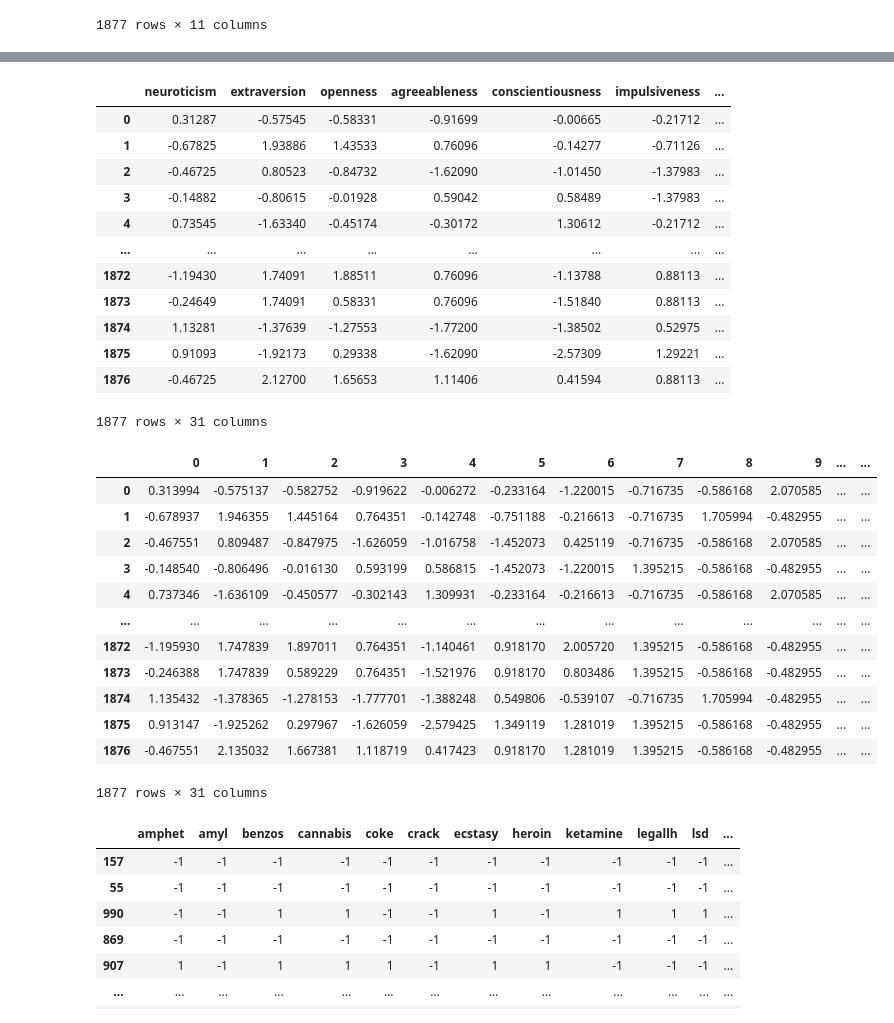
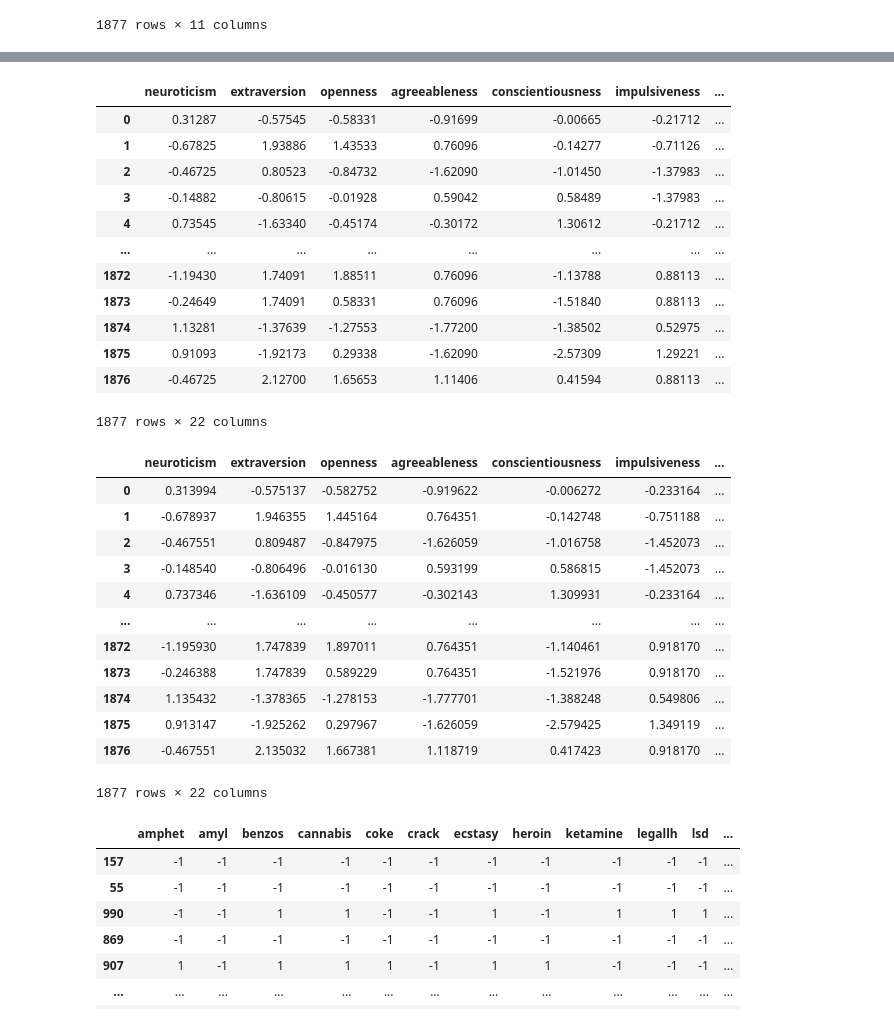
Before and after one commit to BPMazino/drug-consumption-prediction, a Jupyter notebook: model_all.ipynb, the cells around one changed output, grey strips where cells are left out. Saved outputs shown, nothing was run; the diff lists cells and outputs as text; code cells hidden in the pictures.

```diff
--- a/model_all.ipynb
+++ b/model_all.ipynb
@@ -182,3 +182,13 @@ df_features
 | 1875 | 18-24 | female | left college without degree | USA | 0.91093 | -1.92173 | 0.29338 | -1.62090 | ... |
 | 1876 | 18-24 | male | left college without degree | Republic of Ireland | -0.46725 | 2.12700 | 1.65653 | 1.11406 | ... |
 1877 rows × 11 columns
+# %%
+# merge Other with Canada Australia and New Zealand, and Republic of Ireland
+df_features["country"] = df_features["country"].replace(["Other", "Canada", "Australia", "New Zealand", "Republic of Ireland"], "Other")
+print(df_features["country"].value_counts())
+
+df_features["education"] = df_features["education"].replace(["left school at 18", "left school at 16", "left school at 17", "left school before 16"], "left school before 18 (included)")
+print(df_features["education"].value_counts())
+
+df_features["age"] = df_features["age"].replace(["45-54", "55-64", "65+"], "45+")
+print(df_features["age"].value_counts())
@@ -204,30 +231,30 @@ df_features
 | 1874 | 1.13281 | -1.37639 | -1.27553 | -1.77200 | -1.38502 | 0.52975 | ... |
 | 1875 | 0.91093 | -1.92173 | 0.29338 | -1.62090 | -2.57309 | 1.29221 | ... |
 | 1876 | -0.46725 | 2.12700 | 1.65653 | 1.11406 | 0.41594 | 0.88113 | ... |
-1877 rows × 31 columns
+1877 rows × 22 columns
 # %%
 X = df_features
 y = df_drugs
 # %%
 features = X.columns
 standardScaler = StandardScaler()
 standardScaler.fit(X)
 X = standardScaler.transform(X)
-pd.DataFrame(X)
+pd.DataFrame(X, columns = features)
 # %% [output]
-|  | 0 | 1 | 2 | 3 | 4 | 5 | 6 | 7 | 8 | 9 | ... | ... |
-| 0 | 0.313994 | -0.575137 | -0.582752 | -0.919622 | -0.006272 | -0.233164 | -1.220015 | -0.716735 | -0.586168 | 2.070585 | ... | ... |
-| 1 | -0.678937 | 1.946355 | 1.445164 | 0.764351 | -0.142748 | -0.751188 | -0.216613 | -0.716735 | 1.705994 | -0.482955 | ... | ... |
-| 2 | -0.467551 | 0.809487 | -0.847975 | -1.626059 | -1.016758 | -1.452073 | 0.425119 | -0.716735 | -0.586168 | 2.070585 | ... | ... |
-| 3 | -0.148540 | -0.806496 | -0.016130 | 0.593199 | 0.586815 | -1.452073 | -1.220015 | 1.395215 | -0.586168 | -0.482955 | ... | ... |
-| 4 | 0.737346 | -1.636109 | -0.450577 | -0.302143 | 1.309931 | -0.233164 | -0.216613 | -0.716735 | -0.586168 | 2.070585 | ... | ... |
-| ... | ... | ... | ... | ... | ... | ... | ... | ... | ... | ... | ... | ... |
-| 1872 | -1.195930 | 1.747839 | 1.897011 | 0.764351 | -1.140461 | 0.918170 | 2.005720 | 1.395215 | -0.586168 | -0.482955 | ... | ... |
-| 1873 | -0.246388 | 1.747839 | 0.589229 | 0.764351 | -1.521976 | 0.918170 | 0.803486 | 1.395215 | -0.586168 | -0.482955 | ... | ... |
-| 1874 | 1.135432 | -1.378365 | -1.278153 | -1.777701 | -1.388248 | 0.549806 | -0.539107 | -0.716735 | 1.705994 | -0.482955 | ... | ... |
-| 1875 | 0.913147 | -1.925262 | 0.297967 | -1.626059 | -2.579425 | 1.349119 | 1.281019 | 1.395215 | -0.586168 | -0.482955 | ... | ... |
-| 1876 | -0.467551 | 2.135032 | 1.667381 | 1.118719 | 0.417423 | 0.918170 | 1.281019 | 1.395215 | -0.586168 | -0.482955 | ... | ... |
+|  | neuroticism | extraversion | openness | agreeableness | conscientiousness | impulsiveness | ... |
+| 0 | 0.313994 | -0.575137 | -0.582752 | -0.919622 | -0.006272 | -0.233164 | ... |
+| 1 | -0.678937 | 1.946355 | 1.445164 | 0.764351 | -0.142748 | -0.751188 | ... |
+| 2 | -0.467551 | 0.809487 | -0.847975 | -1.626059 | -1.016758 | -1.452073 | ... |
+| 3 | -0.148540 | -0.806496 | -0.016130 | 0.593199 | 0.586815 | -1.452073 | ... |
+| 4 | 0.737346 | -1.636109 | -0.450577 | -0.302143 | 1.309931 | -0.233164 | ... |
+| ... | ... | ... | ... | ... | ... | ... | ... |
+| 1872 | -1.195930 | 1.747839 | 1.897011 | 0.764351 | -1.140461 | 0.918170 | ... |
+| 1873 | -0.246388 | 1.747839 | 0.589229 | 0.764351 | -1.521976 | 0.918170 | ... |
+| 1874 | 1.135432 | -1.378365 | -1.278153 | -1.777701 | -1.388248 | 0.549806 | ... |
+| 1875 | 0.913147 | -1.925262 | 0.297967 | -1.626059 | -2.579425 | 1.349119 | ... |
+| 1876 | -0.467551 | 2.135032 | 1.667381 | 1.118719 | 0.417423 | 0.918170 | ... |
-1877 rows × 31 columns
+1877 rows × 22 columns
 # %%
 X_train_valid, X_test, y_train_valid, y_test = train_test_split(X, y, test_size=0.2, random_state=42)
 X_train, X_valid, y_train, y_valid = train_test_split(X_train_valid, y_train_valid, test_size=0.2, random_state=42)
```
Also changed, not shown: parts of 9 cells of this notebook, 1 other file.
